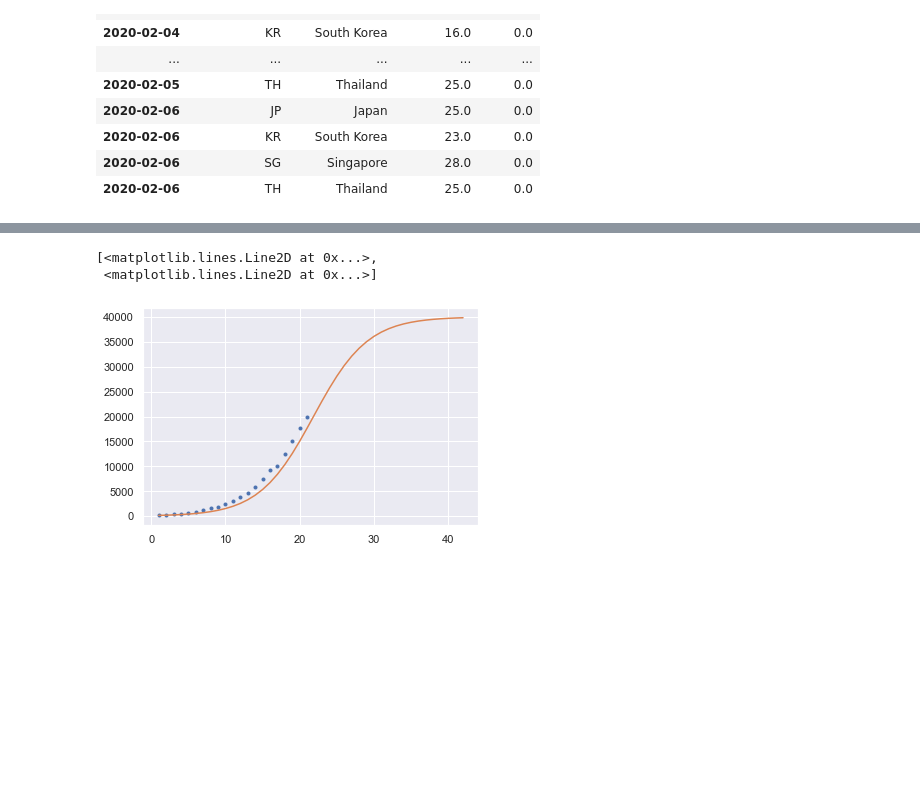
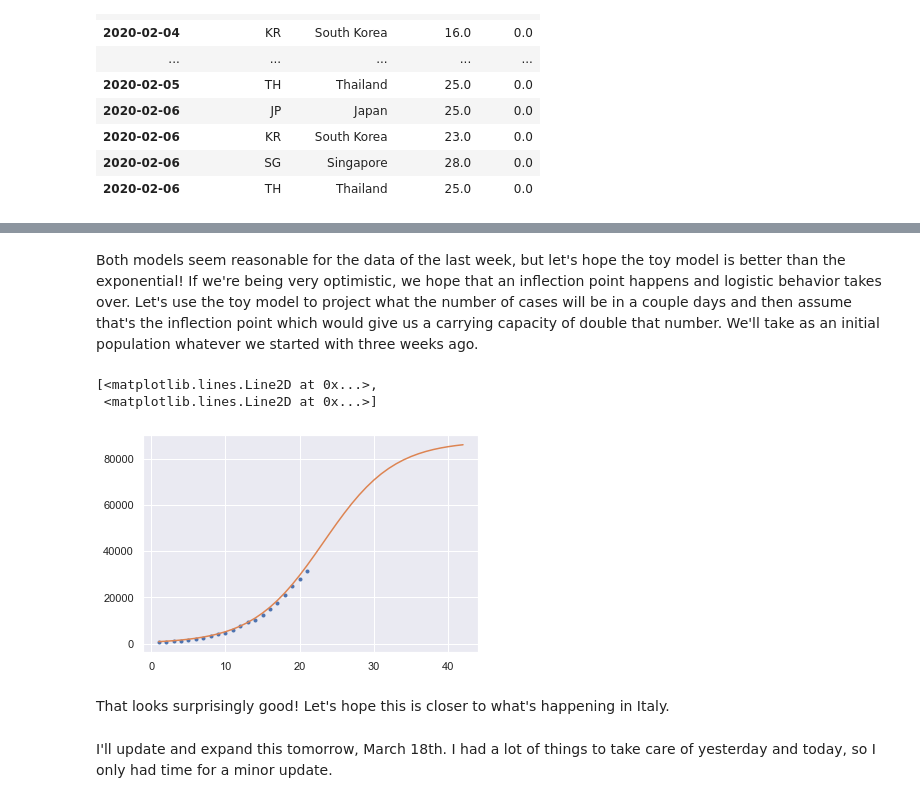
Before and after one commit to ericbrattain/covid-19, a Jupyter notebook: covid_modeling.ipynb, the cells around one changed output, grey strips where cells are left out. Cells and saved outputs as stored; diff of their text form; code cells hidden in the pictures; blank space fills up the shorter version.

Commit message:
Add files via upload
Updated the data, improved some of the descriptions, included model with linearly decreasing growth rate, streamlined logistic fit for Italy

```diff
--- a/covid_modeling.ipynb
+++ b/covid_modeling.ipynb
@@ -139,0 +143,12 @@ For reference, let's see how many confirmed cases have shut down Italy and overw
+# %%
+growth_rates = []
+x = np.linspace(1, 21, num=21)
+N=8
+for i in range(N):
+    y = us_df.iloc[-(N-i)-21:-(N-i)]
+    popt, pcov = curve_fit(exponential, x, y)
+    growth_rates.append(popt[1])
+xr = np.linspace(1, N, num=N)
+yr = np.array(growth_rates)
+sns.regplot(xr,yr)
+print(yr.mean())
@@ -160,0 +179,12 @@ Just for visualization, let's optimistically suppose that thanks to the lockdown
+# %%
+growth_rates_it = []
+x = np.linspace(1, 21, num=21)
+N=12
+for i in range(N):
+    y = it_df.iloc[-(N-i)-21:-(N-i)]
+    popt, pcov = curve_fit(exponential, x, y)
+    growth_rates_it.append(popt[1])
+xr = np.linspace(1, N, num=N)
+yr = np.array(growth_rates_it)
+sns.regplot(xr,yr)
+print(yr.mean())
@@ -160,0 +208,13 @@ Just for visualization, let's optimistically suppose that thanks to the lockdown
+# %%
+x1 = np.linspace(-7, 0, num=8)
+x2 = np.linspace(-7, 7, num=15)
+popt = [982, 0.168]
+def toy_model(t, p0=31506, r0=0.17, q=0.005):
+    y = p0*np.exp(r0*t - (q/2)*t**2)
+    return y
+
+fig, ax = plt.subplots()
+ax.plot(x1, it_df.tail(8),'bo', label='data', alpha=0.5)
+ax.plot(x2, toy_model(x2),'gx', label='toy model', alpha=0.9)
+ax.plot(x2,popt[0]*np.exp(popt[1]*(x2+21)), 'r.', label='exponential', alpha=0.5)
+legend = ax.legend(loc='upper left', shadow=True)
@@ -161,9 +223,19 @@ Just for visualization, let's optimistically suppose that thanks to the lockdown
+# %% [markdown]
+Both models seem reasonable for the data of the last week, but let's hope the toy model is better than the exponential! If we're being very optimistic, we hope that an inflection point happens and logistic behavior takes over. Let's use the toy model to project what the number of cases will be in a couple days and then assume that's the inflection point which would give us a carrying capacity of double that number. We'll take as an initial population whatever we started with three weeks ago.
 # %%
 x1 = np.linspace(1, 21, num=21)
 y1 = it_df.tail(21)
 x2 = np.linspace(1, 42, num=42)
-plt.plot(x1, y1, '.', x2, sigmoid(x2,390,0.273,40000), '-')
+K = 2*toy_model(2)
+P = it_df.iloc[-20]
+L = (K-P)/P
+r = yr.mean()
+plt.plot(x1, y1, '.', x2, sigmoid(x2,L,r,K), '-')
 # %% [output]
 [<matplotlib.lines.Line2D at 0x...>,
  <matplotlib.lines.Line2D at 0x...>]
-[figure, old version]
+[figure, new version]
+# %% [markdown]
+That looks surprisingly good! Let's hope this is closer to what's happening in Italy.
+# %% [markdown]
+I'll update and expand this tomorrow, March 18th. I had a lot of things to take care of yesterday and today, so I only had time for a minor update.
```
Also changed, not shown: parts of 32 cells of this notebook.
